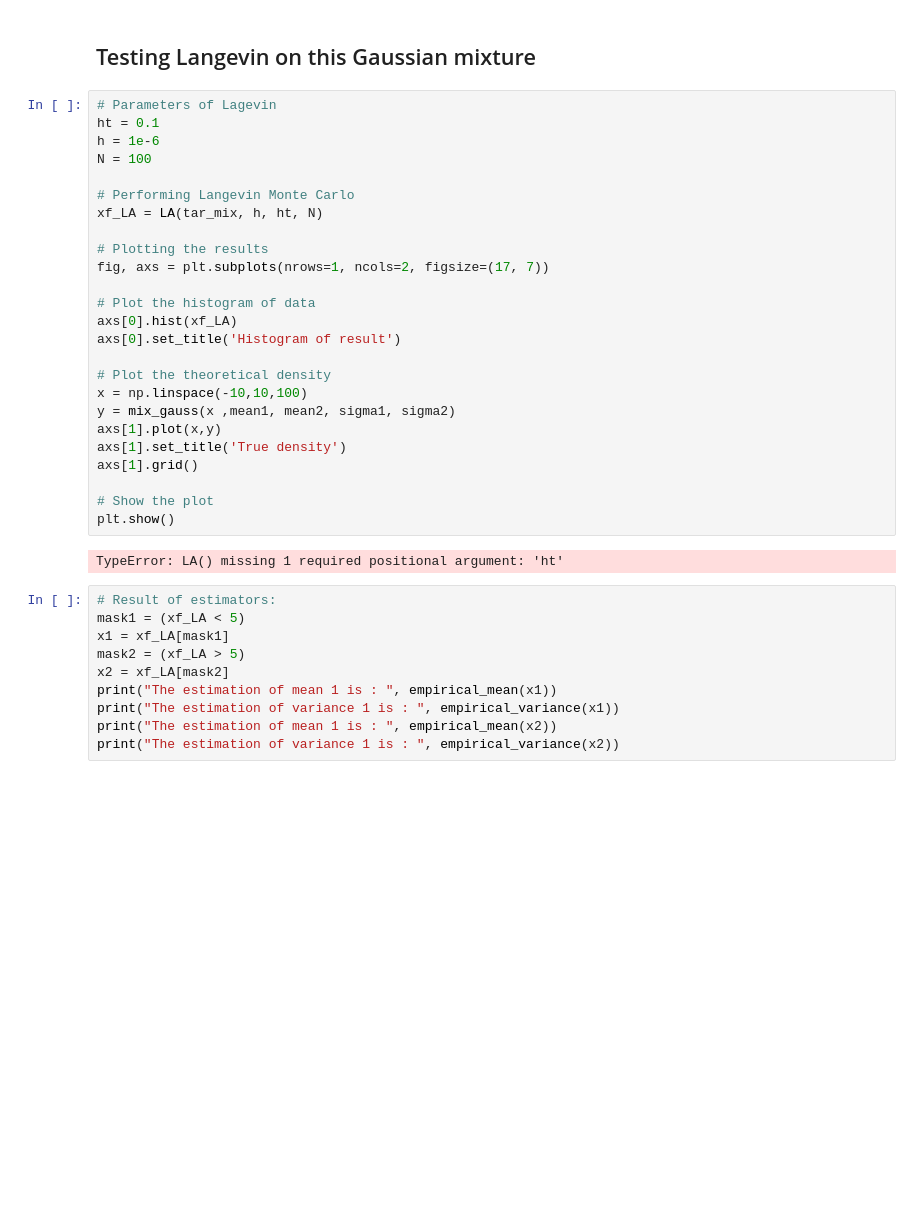
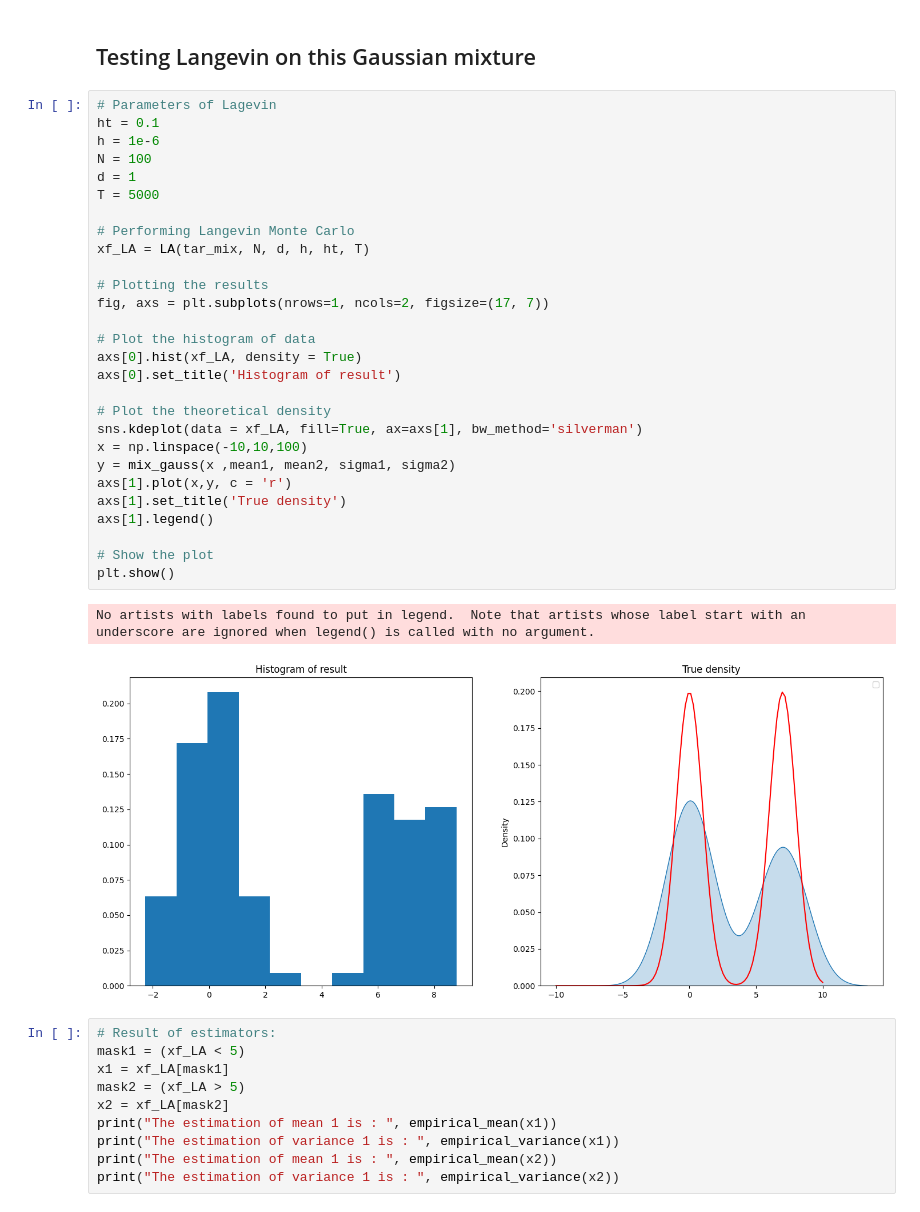
Before and after one commit to elfirdoussilab1/SVGD, a Jupyter notebook: Sampling_methods.ipynb, the cells around one changed output. Cells and saved outputs as stored; diff of their text form; blank space fills up the shorter version.

```diff
--- a/Sampling_methods.ipynb
+++ b/Sampling_methods.ipynb
@@ -598,30 +602,34 @@ The estimation of variance 1 is :  0.21825390065991498
 # %%
 # Parameters of Lagevin
 ht = 0.1
 h = 1e-6
 N = 100
+d = 1
+T = 5000
 
 # Performing Langevin Monte Carlo
-xf_LA = LA(tar_mix, h, ht, N)
+xf_LA = LA(tar_mix, N, d, h, ht, T)
 
 # Plotting the results
 fig, axs = plt.subplots(nrows=1, ncols=2, figsize=(17, 7))
 
 # Plot the histogram of data
-axs[0].hist(xf_LA)
+axs[0].hist(xf_LA, density = True)
 axs[0].set_title('Histogram of result')
 
 # Plot the theoretical density
+sns.kdeplot(data = xf_LA, fill=True, ax=axs[1], bw_method='silverman')
 x = np.linspace(-10,10,100)
 y = mix_gauss(x ,mean1, mean2, sigma1, sigma2)
-axs[1].plot(x,y)
+axs[1].plot(x,y, c = 'r')
 axs[1].set_title('True density')
-axs[1].grid()
+axs[1].legend()
 
 # Show the plot
 plt.show()
 # %% [output]
-TypeError: LA() missing 1 required positional argument: 'ht'
+No artists with labels found to put in legend.  Note that artists whose label start with an underscore are ignored when legend() is called with no argument.
+[figure, added]
 # %%
 # Result of estimators:
 mask1 = (xf_LA < 5)
```
Also changed, not shown: parts of 5 cells of this notebook, 3 other files.
